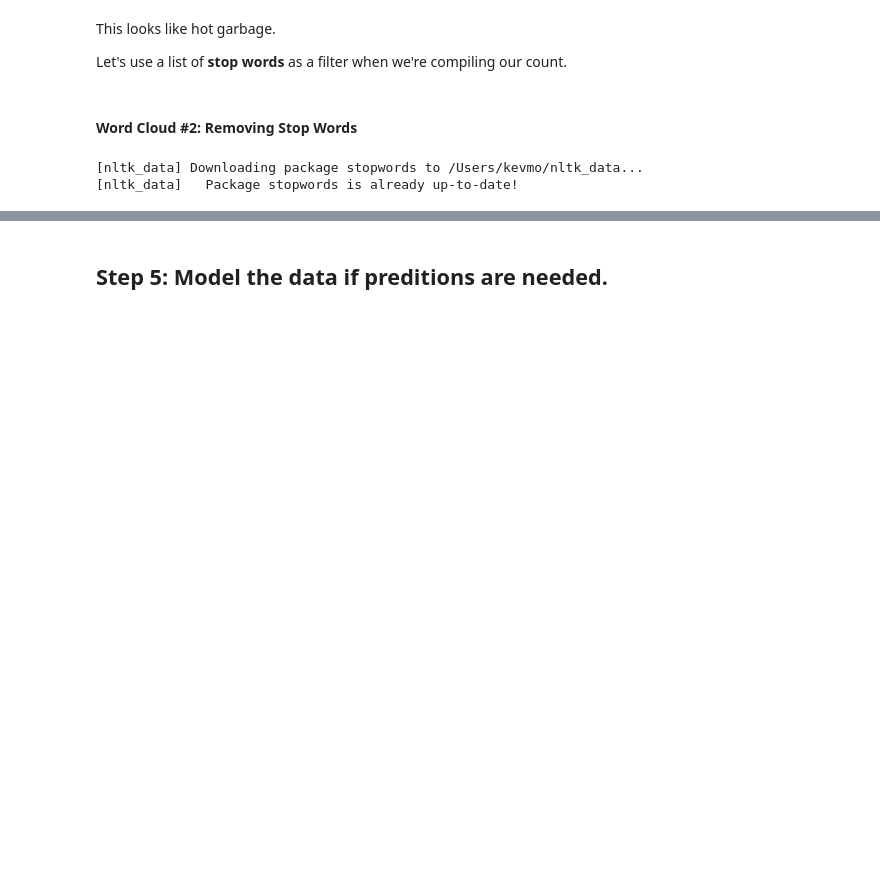
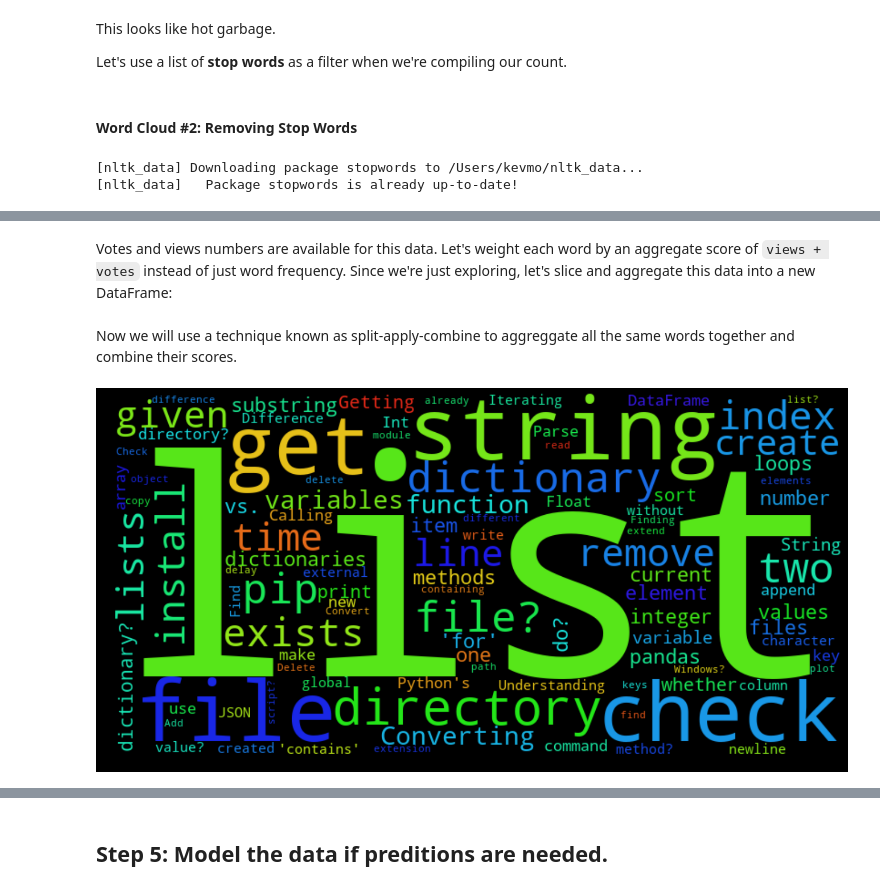
Before and after one commit to kevmo/PYTN, a Jupyter notebook: nbs/PYTN.ipynb, the cells around one changed output, grey strips where cells are left out. Saved outputs shown, nothing was run; the diff lists cells and outputs as text; code cells hidden in the pictures; blank space fills up the shorter version.

```diff
--- a/nbs/PYTN.ipynb
+++ b/nbs/PYTN.ipynb
@@ -291,0 +353,39 @@ stop = set(stopwords.words('english'))
+# %% [markdown]
+Votes and views numbers are available for this data.  Let's weight each word by an aggregate score of `views + votes` instead of just word frequency.  Since we're just exploring, let's slice and aggregate this data into a new DataFrame:
+# %%
+df_words = pd.DataFrame(columns=['word', 'score'])
+
+# Use X as an auto-ID incrementer
+x = -1
+
+for i, row in df.iterrows():
+    words = row.text.split(" ")
+    score = float(row.views) + float(row.votes)
+    for word in words:
+        if word.lower() not in Python_stopwords:
+            x = x + 1
+            df_words.loc[x] = [word, score]
+
+# df_words
+# %% [markdown]
+Now we will use a technique known as split-apply-combine to aggreggate all the same words together and combine their scores.
+# %%
+grouped_by_word = df_words.groupby('word')
+scores = grouped_by_word.agg('sum')
+top_100 = scores.sort_values('score')[-100:]
+
+# top_100
+
+frequencies = [(i, word.score)  for i, word in top_100.iterrows() ]
+
+# top_100
+
+wordcloud = WordCloud(width=800, height=400)
+wordcloud.generate_from_frequencies(frequencies=frequencies)
+plt.figure(figsize=(20,10), facecolor='k')
+plt.imshow(wordcloud, interpolation="bilinear")
+plt.axis("off")
+plt.tight_layout()
+plt.show()
+# %% [output]
+[figure, added]
```
Also changed, not shown: parts of 20 cells of this notebook.
